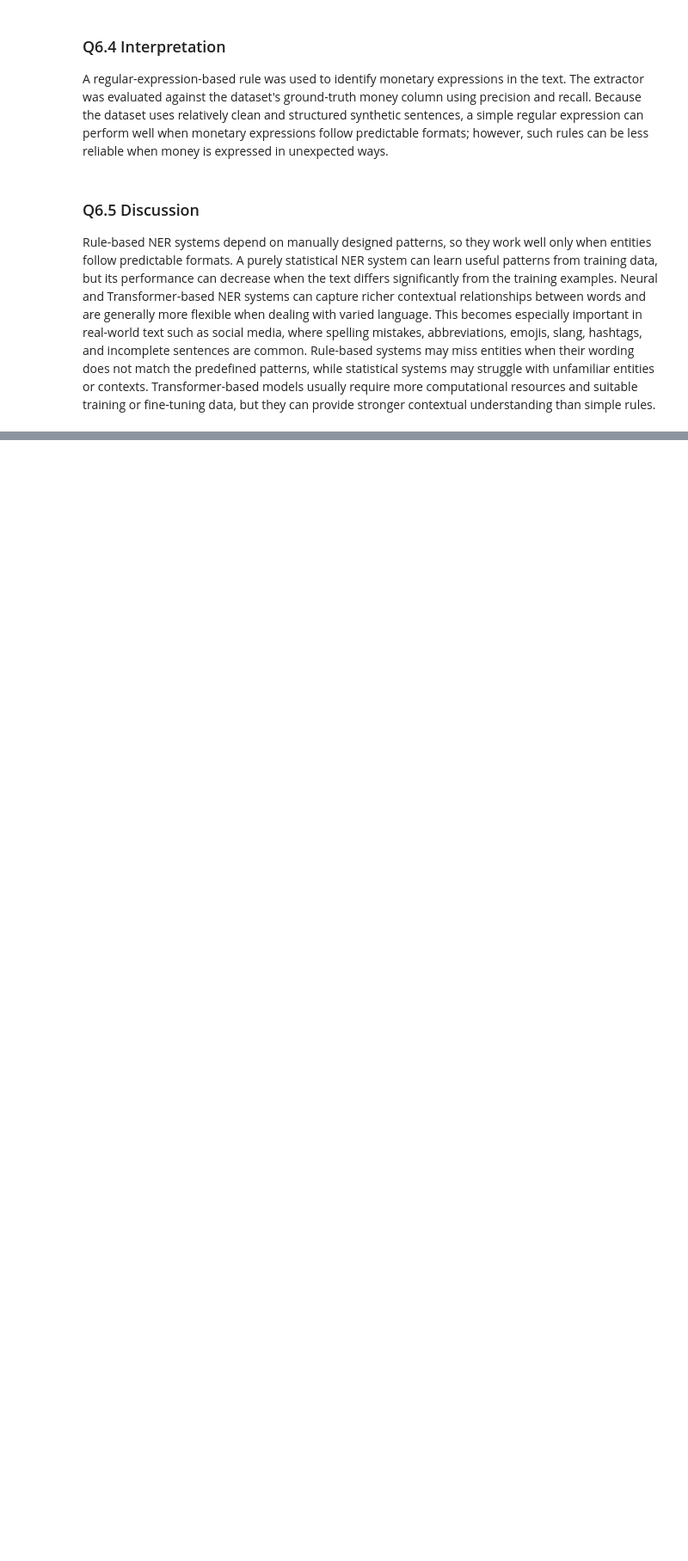
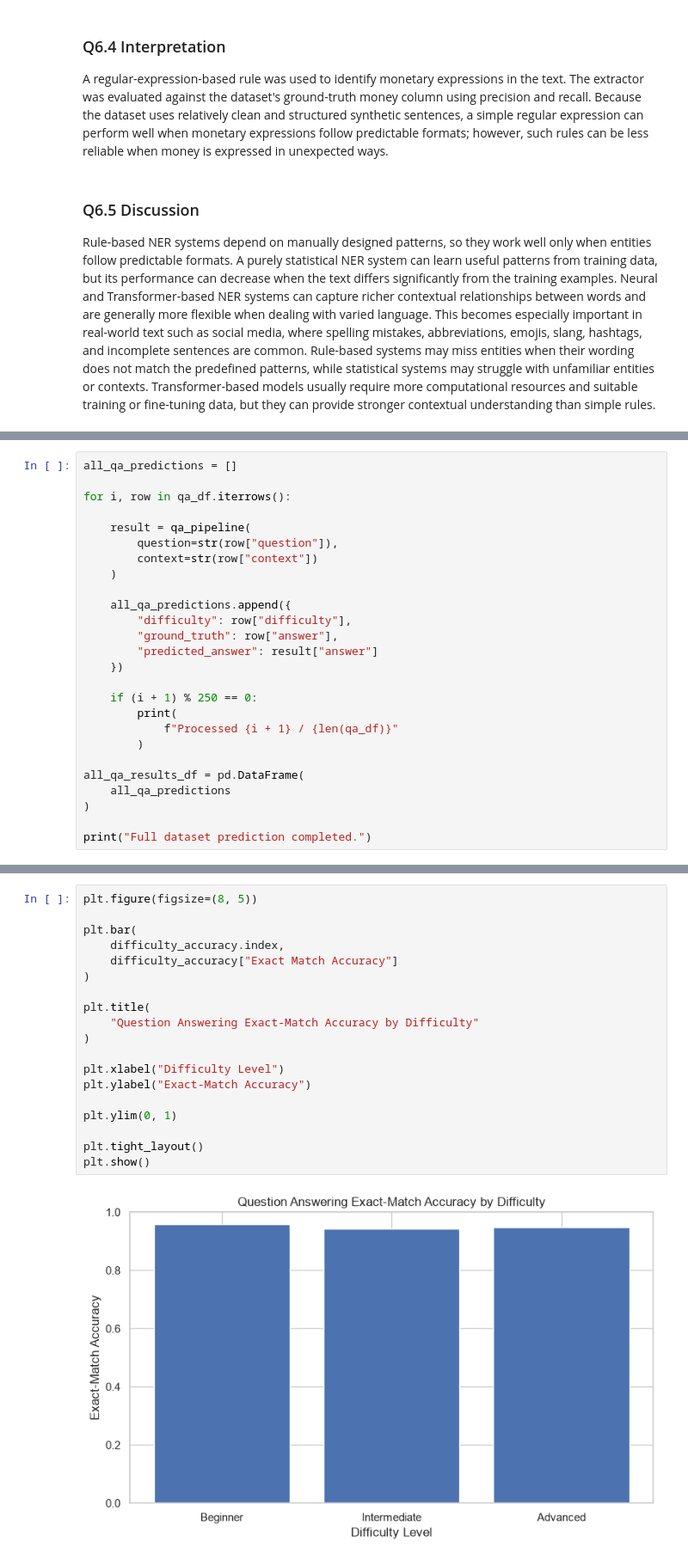
Before and after one commit to Tayyabasadaqat/Artificial-Intelligence, a Jupyter notebook: ASSIGNMENTS/NLP Assignment/NLP_Assignment_TayyabaSadaqat.ipynb, the cells around one changed output, grey strips where cells are left out. Shown at 86% size. Saved outputs shown, nothing was run; the diff lists cells and outputs as text; blank space fills up the shorter version.

```diff
--- a/ASSIGNMENTS/NLP Assignment/NLP_Assignment_TayyabaSadaqat.ipynb
+++ b/ASSIGNMENTS/NLP Assignment/NLP_Assignment_TayyabaSadaqat.ipynb
@@ -2927,0 +4867,26 @@ Rule-based NER systems depend on manually designed patterns, so they work well o
+# %%
+all_qa_predictions = []
+
+for i, row in qa_df.iterrows():
+
+    result = qa_pipeline(
+        question=str(row["question"]),
+        context=str(row["context"])
+    )
+
+    all_qa_predictions.append({
+        "difficulty": row["difficulty"],
+        "ground_truth": row["answer"],
+        "predicted_answer": result["answer"]
+    })
+
+    if (i + 1) % 250 == 0:
+        print(
+            f"Processed {i + 1} / {len(qa_df)}"
+        )
+
+all_qa_results_df = pd.DataFrame(
+    all_qa_predictions
+)
+
+print("Full dataset prediction completed.")
@@ -2927,0 +4949,21 @@ Rule-based NER systems depend on manually designed patterns, so they work well o
+# %%
+plt.figure(figsize=(8, 5))
+
+plt.bar(
+    difficulty_accuracy.index,
+    difficulty_accuracy["Exact Match Accuracy"]
+)
+
+plt.title(
+    "Question Answering Exact-Match Accuracy by Difficulty"
+)
+
+plt.xlabel("Difficulty Level")
+plt.ylabel("Exact-Match Accuracy")
+
+plt.ylim(0, 1)
+
+plt.tight_layout()
+plt.show()
+# %% [output]
+[figure, added]
```
Also changed, not shown: parts of 183 cells of this notebook.
